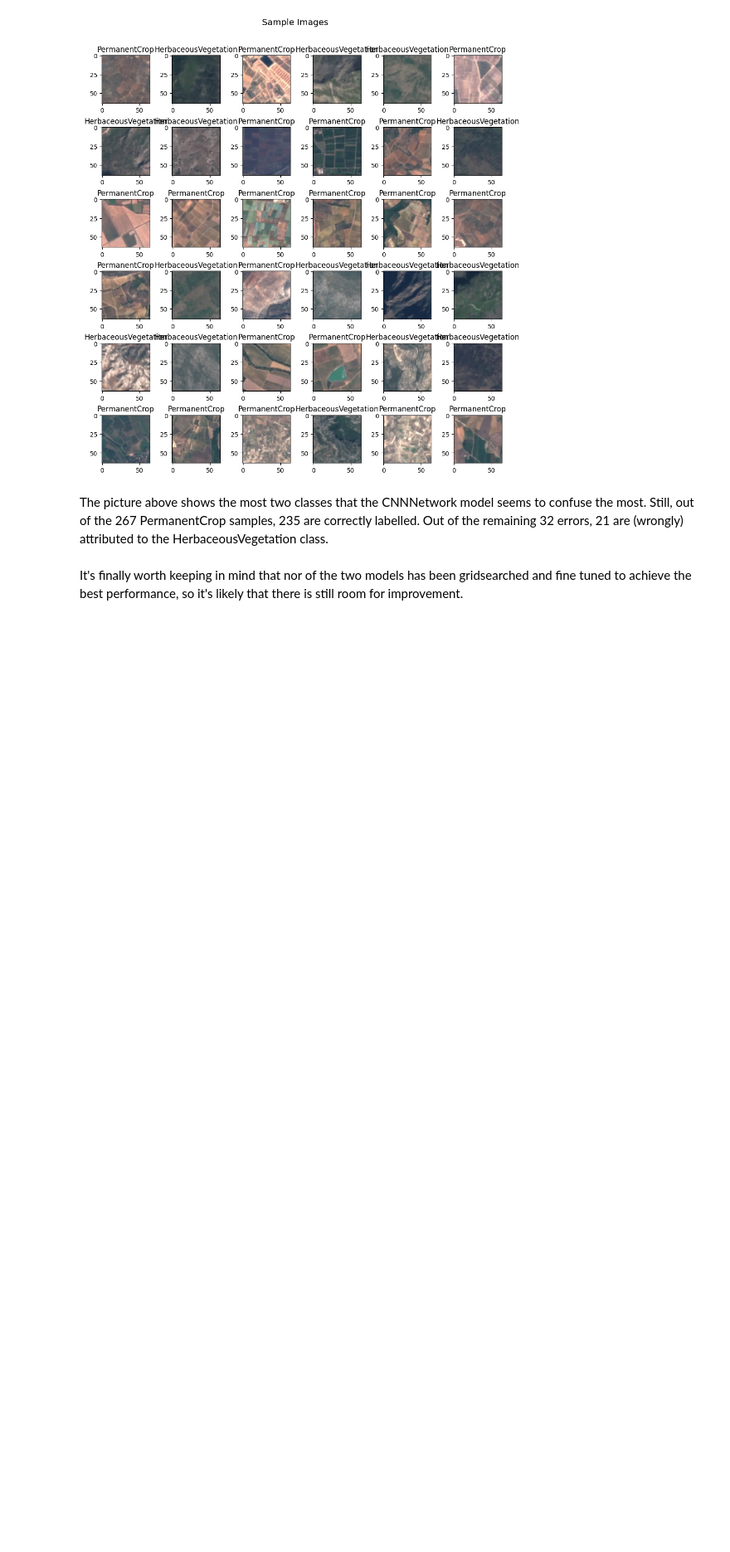
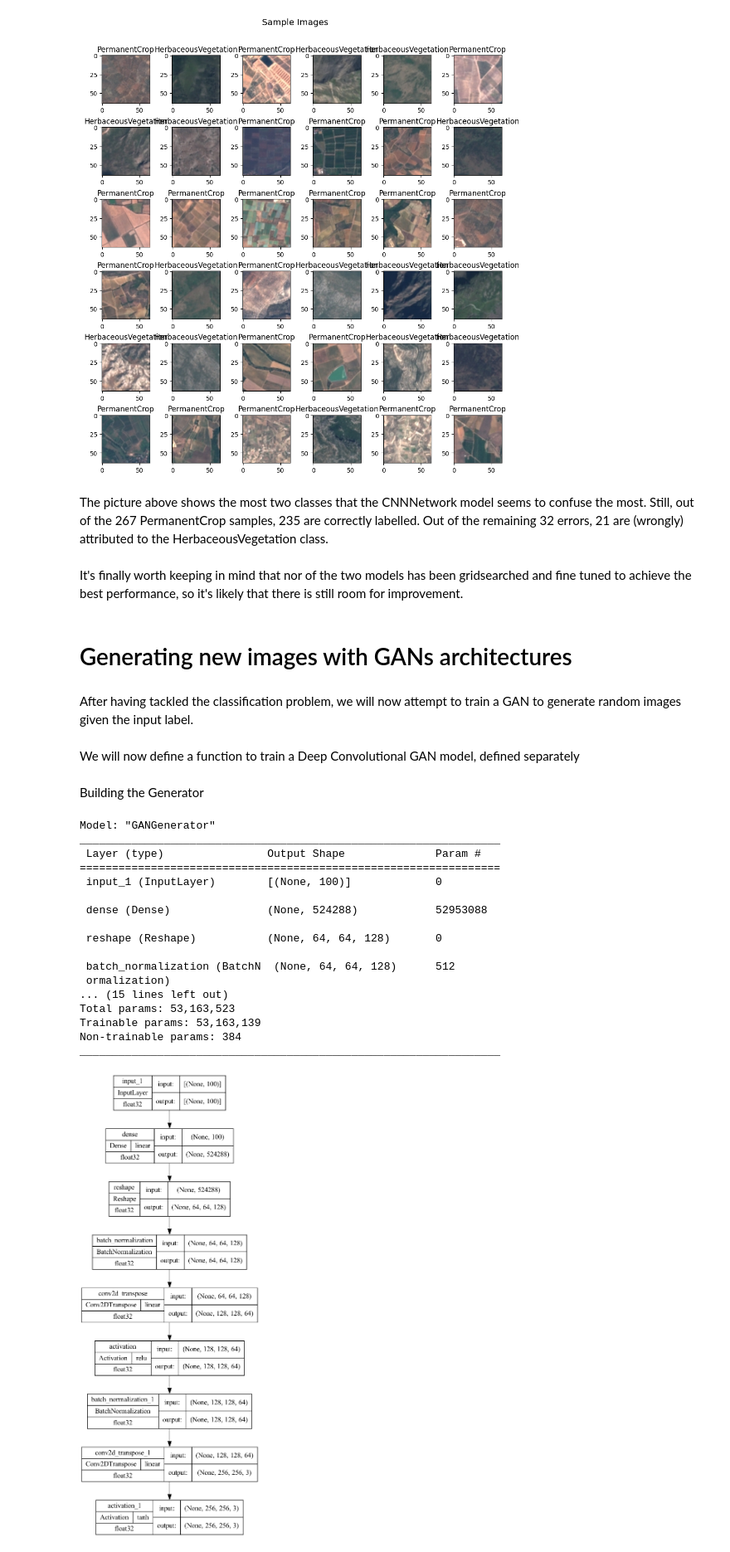
Before and after one commit to rondinini/deeplearning, a Jupyter notebook: eurosat.ipynb, the cells around one changed output. Shown at 83% size. Saved outputs shown, nothing was run; the diff lists cells and outputs as text; code cells hidden in the pictures; blank space fills up the shorter version.

```diff
--- a/eurosat.ipynb
+++ b/eurosat.ipynb
@@ -293,3 +297,38 @@ plot_random_images(filtered_test_ds, 36)
 The picture above shows the most two classes that the CNNNetwork model seems to confuse the most. Still, out of the 267 PermanentCrop samples, 235 are correctly labelled. Out of the remaining 32 errors, 21 are (wrongly) attributed to the HerbaceousVegetation class.
 # %% [markdown]
 It's finally worth keeping in mind that nor of the two models has been gridsearched and fine tuned to achieve the best performance, so it's likely that there is still room for improvement.
+# %% [markdown]
+# Generating new images with GANs architectures
+# %% [markdown]
+After having tackled the classification problem, we will now attempt to train a GAN to generate random images given the input label.
+# %% [markdown]
+We will now define a function to train a Deep Convolutional GAN model, defined separately
+# %% [markdown]
+Building the Generator
+# %%
+CODINGS_SIZE = 100
+
+name = 'GANGenerator'
+artifacts_path = model_save_fp / Path(name)
+tensorboard_run_path = tensorboard_logdir / Path(name) / Path(str(datetime.datetime.now()))
+generator = GANGenerator(name=name, filepath=artifacts_path)
+generator = generator.connect_layers(codings_size=CODINGS_SIZE)
+# %% [output]
+Model: "GANGenerator"
+_________________________________________________________________
+ Layer (type)                Output Shape              Param #
+=================================================================
+ input_1 (InputLayer)        [(None, 100)]             0
+
+ dense (Dense)               (None, 524288)            52953088
+
+ reshape (Reshape)           (None, 64, 64, 128)       0
+
+ batch_normalization (BatchN  (None, 64, 64, 128)      512
+ ormalization)
+... (15 lines left out)
+Total params: 53,163,523
+Trainable params: 53,163,139
+Non-trainable params: 384
+_________________________________________________________________
+[figure, added]
```
Also changed, not shown: parts of 9 cells of this notebook, 1 other file.
